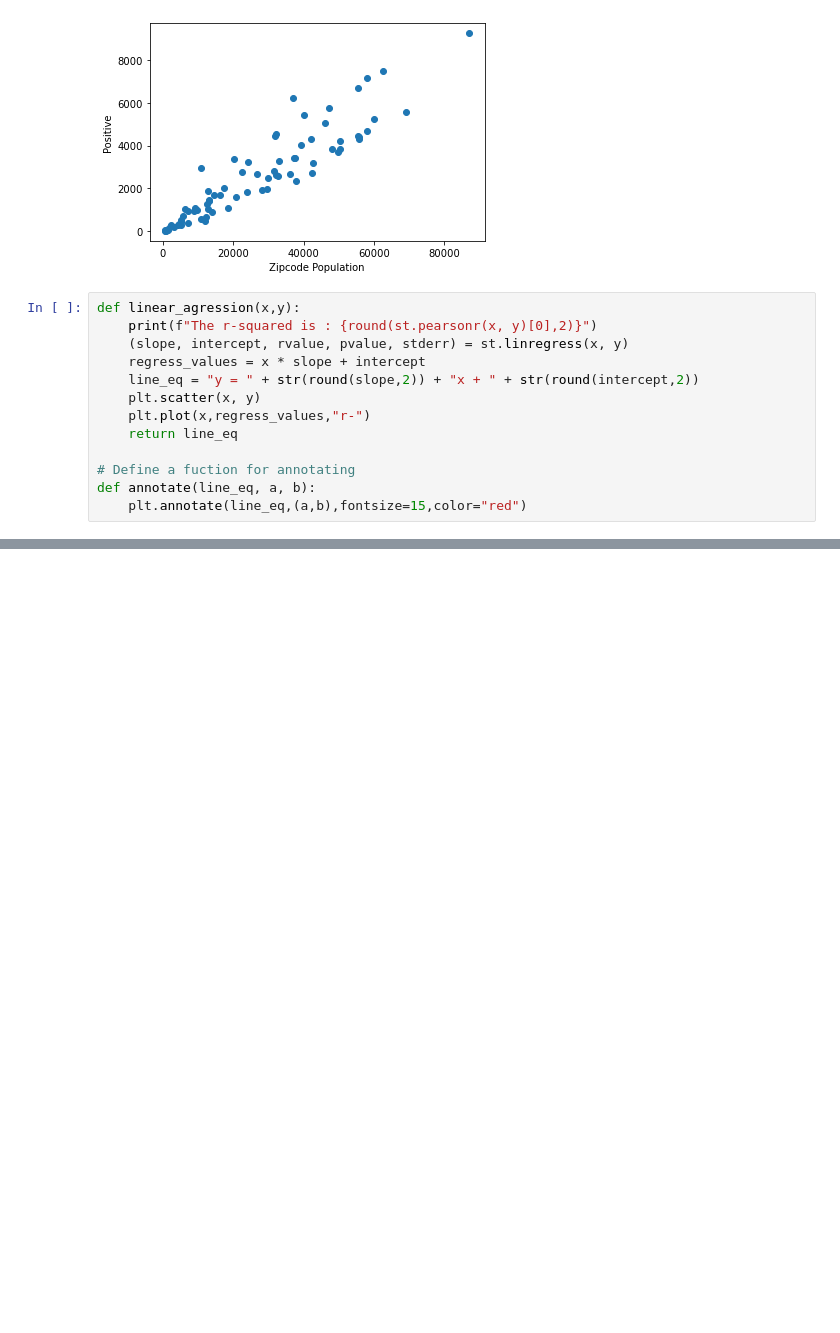
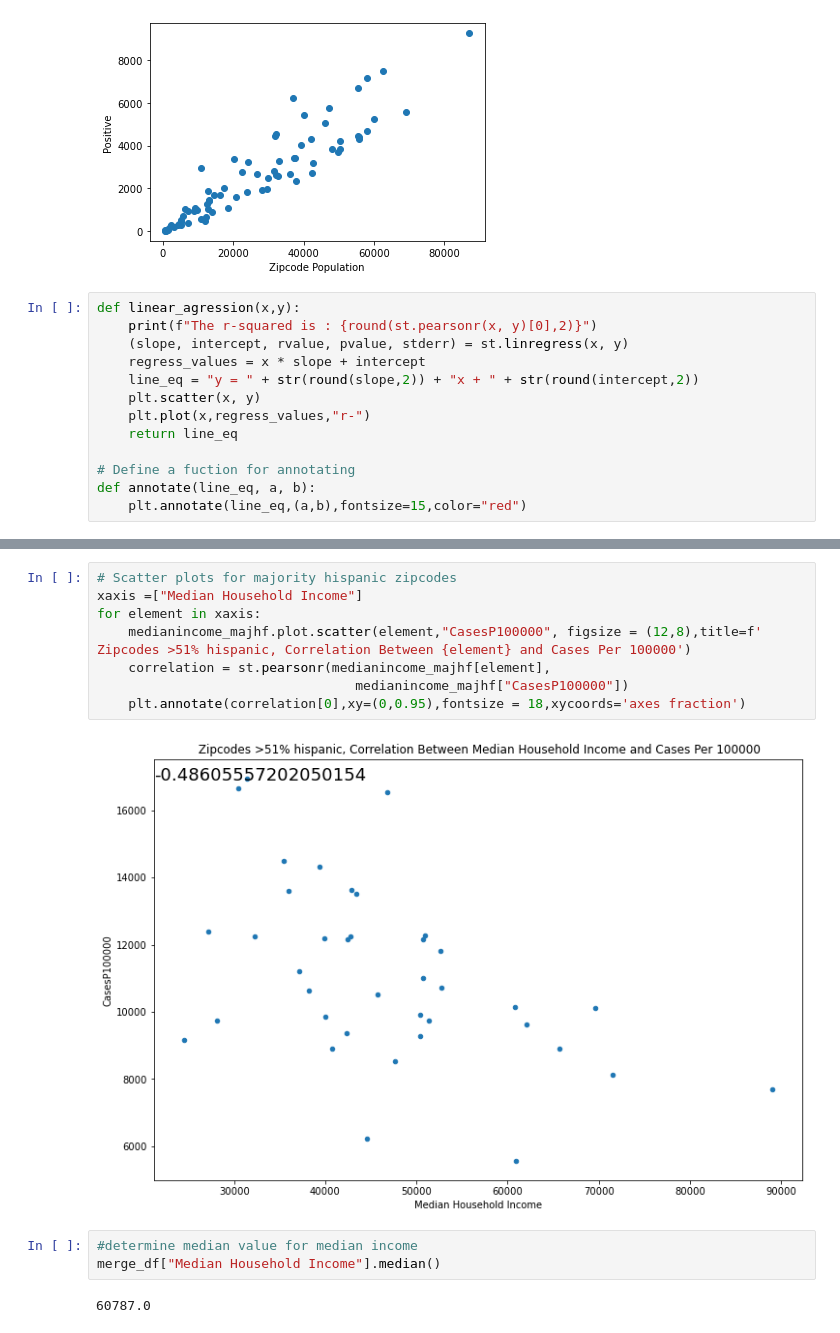
Before and after one commit to bakerv/COVID19, a Jupyter notebook: Untitled.ipynb, the cells around one changed output, grey strips where cells are left out. Drawn from its saved outputs; the diff is of its cells as text; blank space fills up the shorter version.

```diff
--- a/Untitled.ipynb
+++ b/Untitled.ipynb
@@ -192,0 +259,15 @@ ValueError: Image size of 90261x278 pixels is too large. It must be less than 2^
+# %%
+# Scatter plots for majority hispanic zipcodes
+xaxis =["Median Household Income"]
+for element in xaxis:
+    medianincome_majhf.plot.scatter(element,"CasesP100000", figsize = (12,8),title=f' Zipcodes >51% hispanic, Correlation Between {element} and Cases Per 100000')
+    correlation = st.pearsonr(medianincome_majhf[element],
+                                 medianincome_majhf["CasesP100000"])
+    plt.annotate(correlation[0],xy=(0,0.95),fontsize = 18,xycoords='axes fraction')
+# %% [output]
+[figure, added]
+# %%
+#determine median value for median income
+merge_df["Median Household Income"].median()
+# %% [output]
+60787.0
```
Also changed, not shown: parts of 11 cells of this notebook, 5 other files.
